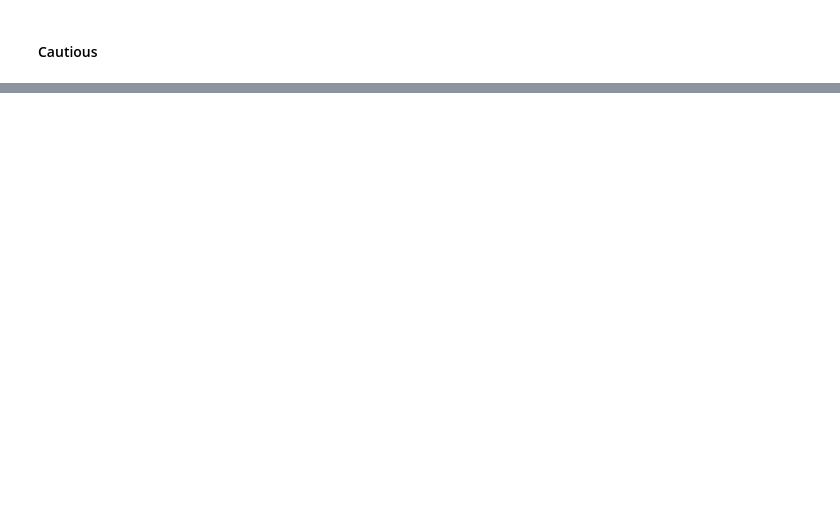
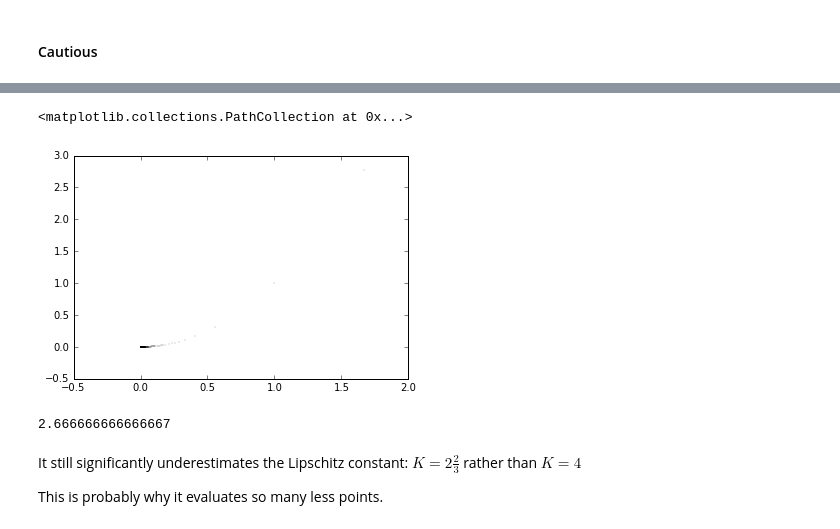
Before and after one commit to RadixSeven/LipschitzOpt, a Jupyter notebook: 1DOpt.ipynb, the cells around one changed output, grey strips where cells are left out. Drawn from its saved outputs; the diff is of its cells as text; code cells hidden in the pictures; blank space fills up the shorter version.

```diff
--- a/1DOpt.ipynb
+++ b/1DOpt.ipynb
@@ -476,0 +577,13 @@ plt.scatter([box.center.x for box in boxes],[box.center.y for box in boxes],s=.0
+# %%
+plt.scatter([box.center.x for box in boxes],[box.center.y for box in boxes],s=.01)
+# %% [output]
+<matplotlib.collections.PathCollection at 0x...>
+[figure, added]
+# %%
+estimateLipschitzConstant(boxes)
+# %% [output]
+2.666666666666667
+# %% [markdown]
+It still significantly underestimates the Lipschitz constant: $K=2\frac{2}{3}$ rather than $K=4$
+
+This is probably why it evaluates so many less points.
```
Also changed, not shown: parts of 35 cells of this notebook.
